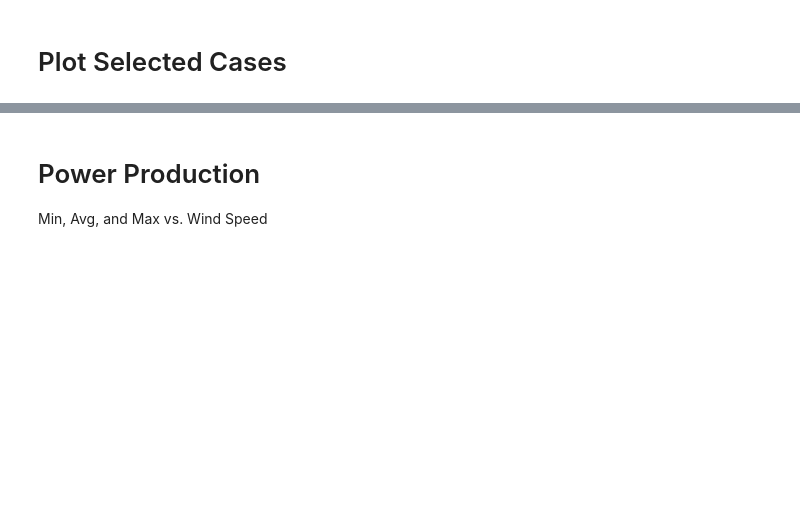
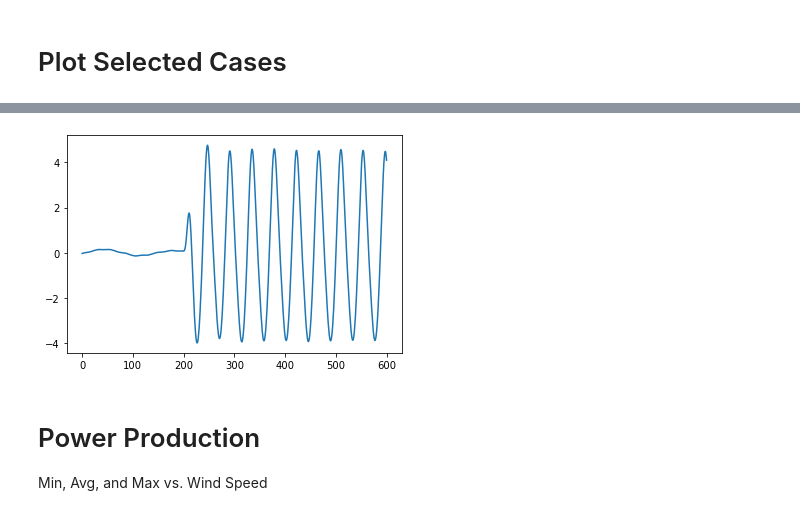
Before and after one commit to dzalkind/WEIS, a Jupyter notebook: examples/aeroelasticse/rev_DLC_CT.ipynb, the cells around one changed output, grey strips where cells are left out. Cells and saved outputs as stored; diff of their text form; code cells hidden in the pictures; blank space fills up the shorter version.

```diff
--- a/examples/aeroelasticse/rev_DLC_CT.ipynb
+++ b/examples/aeroelasticse/rev_DLC_CT.ipynb
@@ -292,3 +272,18 @@ for i_case, case in enumerate(case_ids):
+# %%
+cont_out = '/Users/dzalkind/Tools/WEIS-3/results/CT-spar/DISCON_fixed_ps100_const_pwr/simp/step_0.RO.dbg'
+rosco_out = fast_io.load_fast_out(cont_out, tmin=200)
+
+rosco_out[0]
+
+plt.plot(rosco_out[0]['Time'],180/3.14 * rosco_out[0]['Fl_Pitcom'])
+plt.show()
+
+# cases = {}
+# cases['Floating Pitch Control'] = ['Fl_Pitcom']
+
+# fig, ax = fast_pl.plot_fast_out(cases, rosco_out, showplot=False)
+# %% [output]
+[figure, added]
 # %% [markdown]
 # Power Production
 Min, Avg, and Max vs. Wind Speed
```
Also changed, not shown: parts of 9 cells of this notebook, 2 other files.
